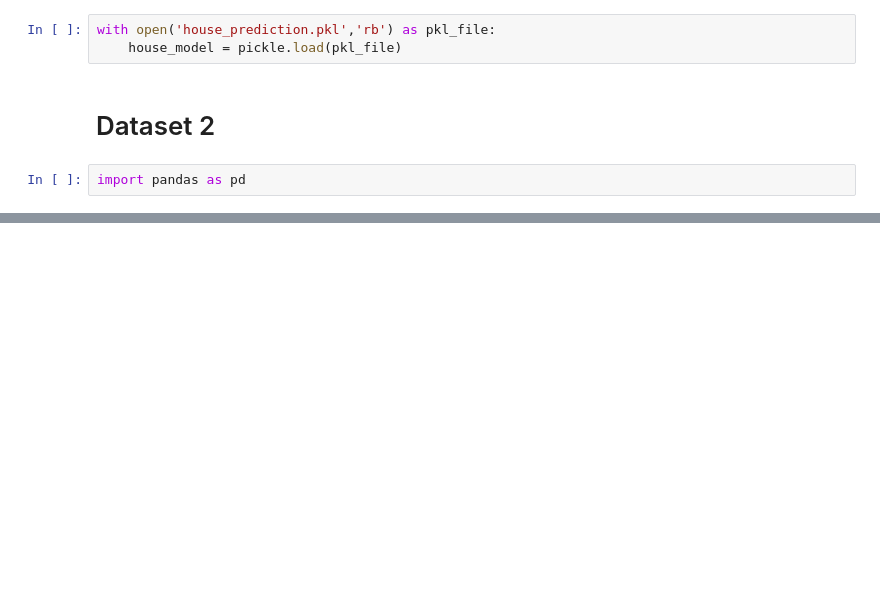
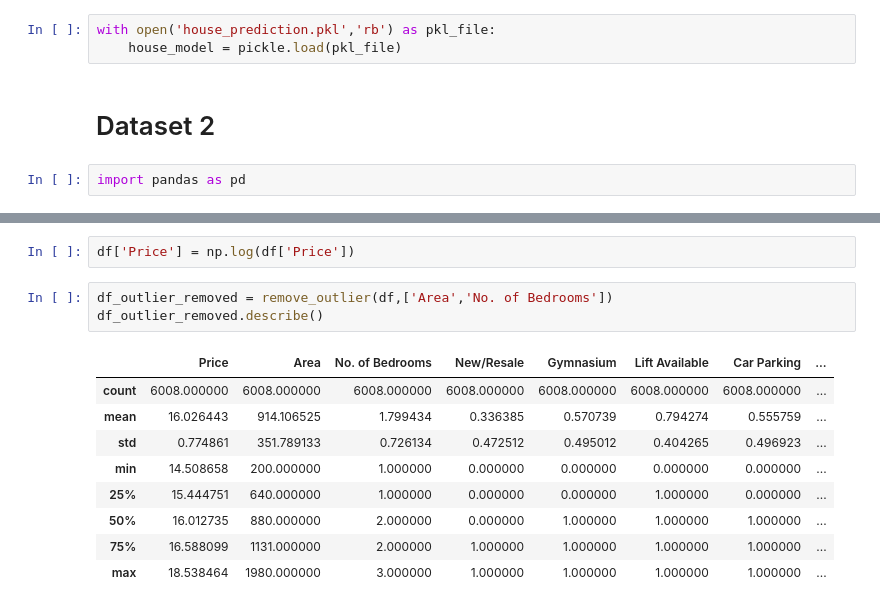
Before and after one commit to ashishyadav2/Java-Python, a Jupyter notebook: Python/Data Science/house_prediction.ipynb, the cells around one changed output, grey strips where cells are left out. Saved outputs shown, nothing was run; the diff lists cells and outputs as text; blank space fills up the shorter version.

```diff
--- a/Python/Data Science/house_prediction.ipynb
+++ b/Python/Data Science/house_prediction.ipynb
@@ -255,0 +231,15 @@ array([ 2606666.66666667,  6205800.        ,  5500000.        , ...,
+# %%
+df['Price'] = np.log(df['Price'])
+# %%
+df_outlier_removed = remove_outlier(df,['Area','No. of Bedrooms'])
+df_outlier_removed.describe()
+# %% [output]
+|  | Price | Area | No. of Bedrooms | New/Resale | Gymnasium | Lift Available | Car Parking | ... |
+| count | 6008.000000 | 6008.000000 | 6008.000000 | 6008.000000 | 6008.000000 | 6008.000000 | 6008.000000 | ... |
+| mean | 16.026443 | 914.106525 | 1.799434 | 0.336385 | 0.570739 | 0.794274 | 0.555759 | ... |
+| std | 0.774861 | 351.789133 | 0.726134 | 0.472512 | 0.495012 | 0.404265 | 0.496923 | ... |
+| min | 14.508658 | 200.000000 | 1.000000 | 0.000000 | 0.000000 | 0.000000 | 0.000000 | ... |
+| 25% | 15.444751 | 640.000000 | 1.000000 | 0.000000 | 0.000000 | 1.000000 | 0.000000 | ... |
+| 50% | 16.012735 | 880.000000 | 2.000000 | 0.000000 | 1.000000 | 1.000000 | 1.000000 | ... |
+| 75% | 16.588099 | 1131.000000 | 2.000000 | 1.000000 | 1.000000 | 1.000000 | 1.000000 | ... |
+| max | 18.538464 | 1980.000000 | 3.000000 | 1.000000 | 1.000000 | 1.000000 | 1.000000 | ... |
```
Also changed, not shown: parts of 28 cells of this notebook.
